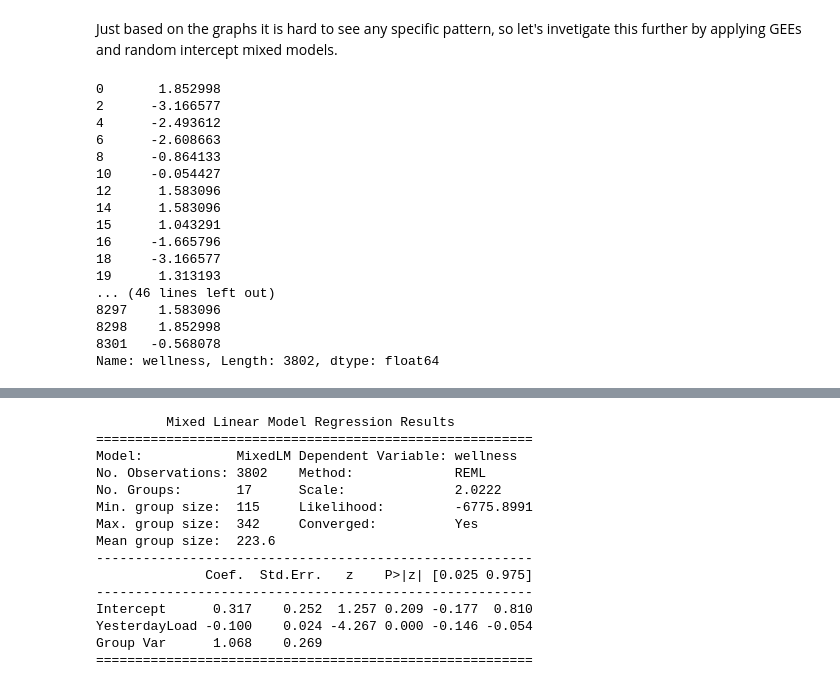
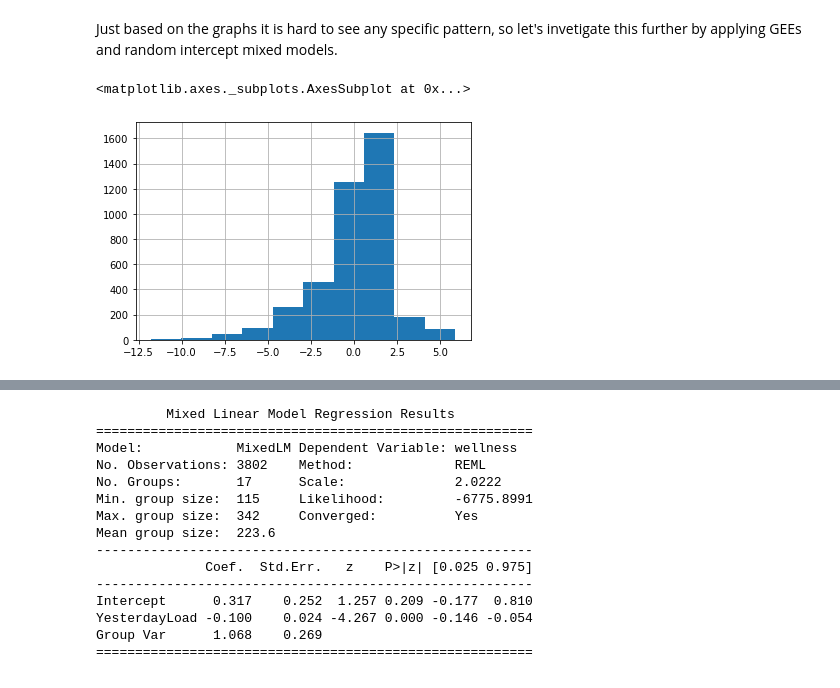
Before and after one commit to JoeRoussy/sta2453-project-1, a Jupyter notebook: yesterdays_load_vs_performance_and_wellness.ipynb, the cells around one changed output, grey strips where cells are left out. Drawn from its saved outputs; the diff is of its cells as text; code cells hidden in the pictures.

```diff
--- a/yesterdays_load_vs_performance_and_wellness.ipynb
+++ b/yesterdays_load_vs_performance_and_wellness.ipynb
@@ -218,20 +215,5 @@ def removeOutliers(df, column_name):
 # %%
-processed_wellness['wellness']
+processed_wellness['wellness'].hist()
 # %% [output]
-0       1.852998
-2      -3.166577
-4      -2.493612
-6      -2.608663
-8      -0.864133
-10     -0.054427
-12      1.583096
-14      1.583096
-15      1.043291
-16     -1.665796
-18     -3.166577
-19      1.313193
-... (46 lines left out)
-8297    1.583096
-8298    1.852998
-8301   -0.568078
-Name: wellness, Length: 3802, dtype: float64
+<matplotlib.axes._subplots.AxesSubplot at 0x...>
+[figure, added]
```
Also changed, not shown: parts of 39 cells of this notebook.
